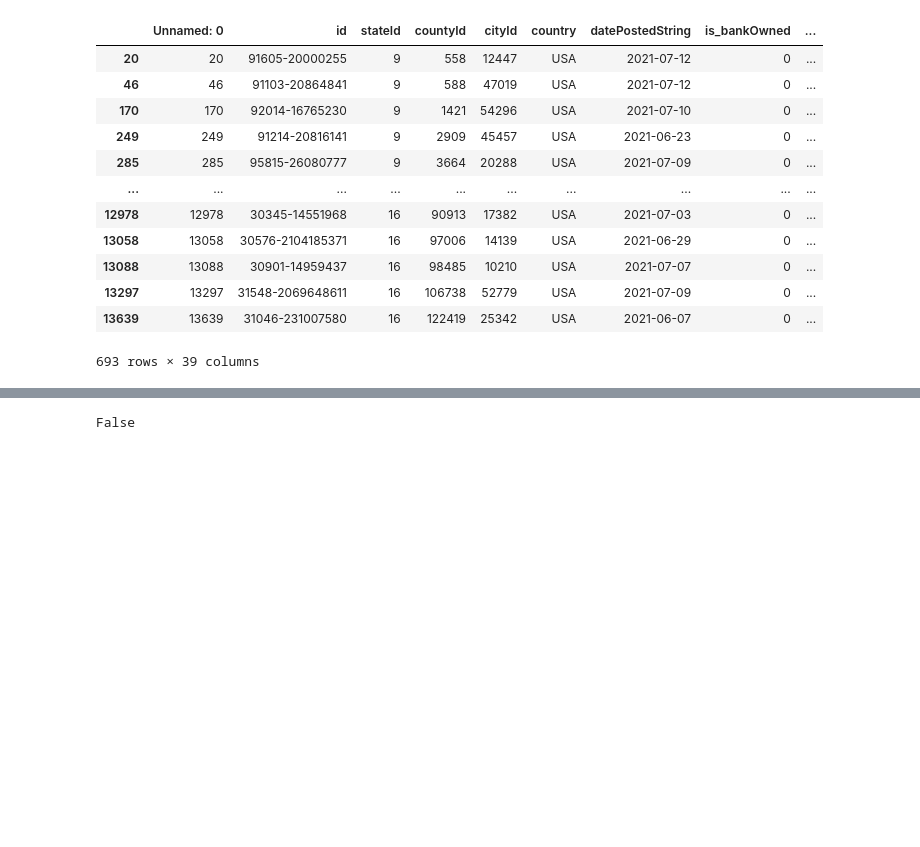
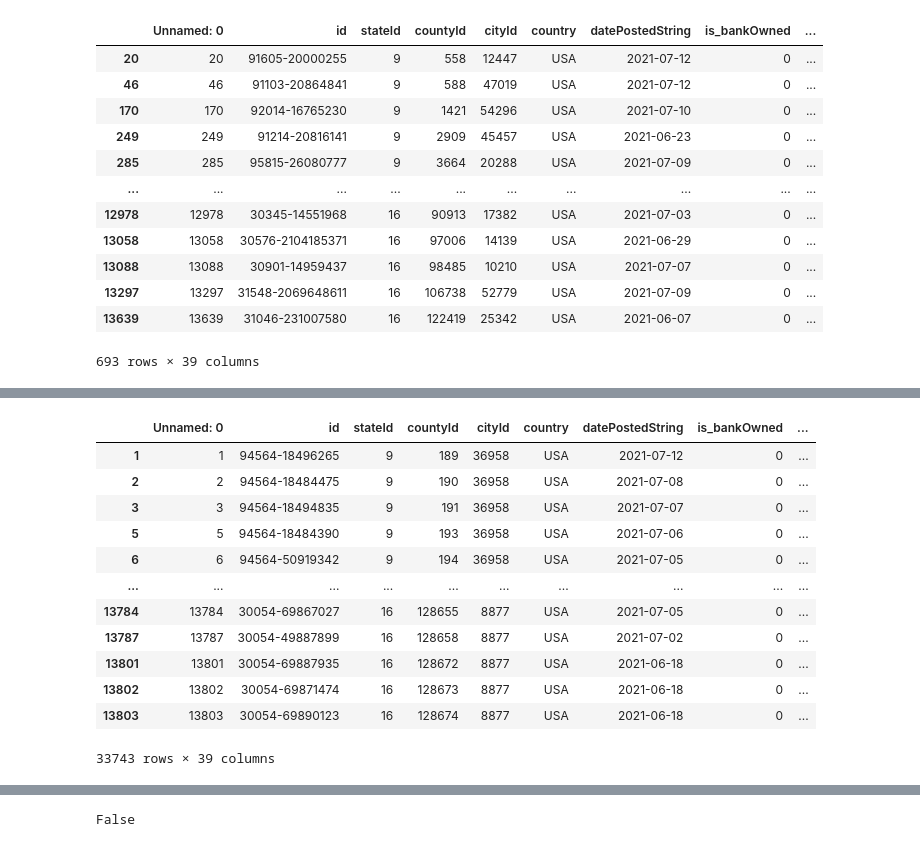
Before and after one commit to rjrichards27/Predicing_House_Prices, a Jupyter notebook: Code/EDA.ipynb, the cells around one changed output, grey strips where cells are left out. Cells and saved outputs as stored; diff of their text form; code cells hidden in the pictures; blank space fills up the shorter version.

```diff
--- a/Code/EDA.ipynb
+++ b/Code/EDA.ipynb
@@ -195,0 +243,20 @@ Some values for "year built" are 9999 or 0 which are not correct.
+# %%
+#dropping the duplicates
+all_data4 = all_data3.drop_duplicates(
+    subset=["id"], keep="last", inplace=False
+).copy()
+all_data4
+# %% [output]
+|  | Unnamed: 0 | id | stateId | countyId | cityId | country | datePostedString | is_bankOwned | ... |
+| 1 | 1 | 94564-18496265 | 9 | 189 | 36958 | USA | 2021-07-12 | 0 | ... |
+| 2 | 2 | 94564-18484475 | 9 | 190 | 36958 | USA | 2021-07-08 | 0 | ... |
+| 3 | 3 | 94564-18494835 | 9 | 191 | 36958 | USA | 2021-07-07 | 0 | ... |
+| 5 | 5 | 94564-18484390 | 9 | 193 | 36958 | USA | 2021-07-06 | 0 | ... |
+| 6 | 6 | 94564-50919342 | 9 | 194 | 36958 | USA | 2021-07-05 | 0 | ... |
+| ... | ... | ... | ... | ... | ... | ... | ... | ... | ... |
+| 13784 | 13784 | 30054-69867027 | 16 | 128655 | 8877 | USA | 2021-07-05 | 0 | ... |
+| 13787 | 13787 | 30054-49887899 | 16 | 128658 | 8877 | USA | 2021-07-02 | 0 | ... |
+| 13801 | 13801 | 30054-69887935 | 16 | 128672 | 8877 | USA | 2021-06-18 | 0 | ... |
+| 13802 | 13802 | 30054-69871474 | 16 | 128673 | 8877 | USA | 2021-06-18 | 0 | ... |
+| 13803 | 13803 | 30054-69890123 | 16 | 128674 | 8877 | USA | 2021-06-18 | 0 | ... |
+33743 rows × 39 columns
```
Also changed, not shown: parts of 8 cells of this notebook, 2 other files.
